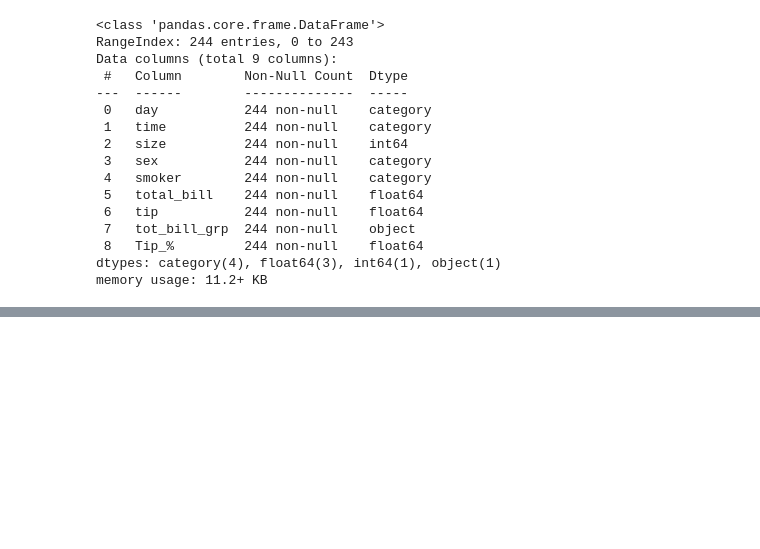
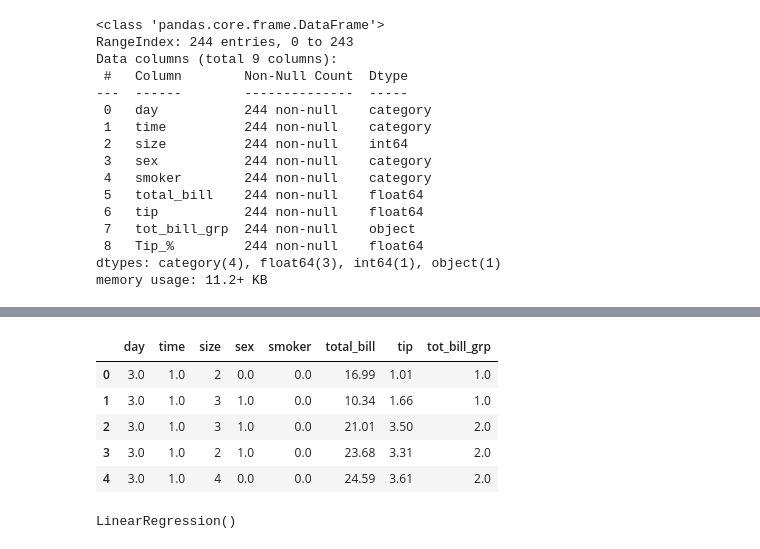
Before and after one commit to MonshaRadhakrishnan/Restaurant-Tips-prediction, a Jupyter notebook: Tips.ipynb, the cells around one changed output, grey strips where cells are left out. Cells and saved outputs as stored; diff of their text form; code cells hidden in the pictures; blank space fills up the shorter version.

```diff
--- a/Tips.ipynb
+++ b/Tips.ipynb
@@ -547,0 +575,21 @@ memory usage: 11.2+ KB
+# %%
+oe_day = OrdinalEncoder(categories=[['Fri','Thur','Sat','Sun']])
+oe_time = OrdinalEncoder(categories=[['Lunch','Dinner']])
+oe_sex = OrdinalEncoder(categories=[['Female','Male']])
+oe_smok = OrdinalEncoder(categories=[['No','Yes']])
+oe_tbg = OrdinalEncoder(categories=[['0 to 9','10 to 19','20 to 29','30 to 39','40 to 49','50 to 59']])
+# %%
+ml['day'] = oe_day.fit_transform(ml[['day']])
+ml['time'] = oe_time.fit_transform(ml[['time']])
+ml['sex'] = oe_sex.fit_transform(ml[['sex']])
+ml['smoker'] = oe_smok.fit_transform(ml[['smoker']])
+ml['tot_bill_grp'] = oe_tbg.fit_transform(ml[['tot_bill_grp']])
+# %%
+ml.head()
+# %% [output]
+|  | day | time | size | sex | smoker | total_bill | tip | tot_bill_grp |
+| 0 | 3.0 | 1.0 | 2 | 0.0 | 0.0 | 16.99 | 1.01 | 1.0 |
+| 1 | 3.0 | 1.0 | 3 | 1.0 | 0.0 | 10.34 | 1.66 | 1.0 |
+| 2 | 3.0 | 1.0 | 3 | 1.0 | 0.0 | 21.01 | 3.50 | 2.0 |
+| 3 | 3.0 | 1.0 | 2 | 1.0 | 0.0 | 23.68 | 3.31 | 2.0 |
+| 4 | 3.0 | 1.0 | 4 | 0.0 | 0.0 | 24.59 | 3.61 | 2.0 |
@@ -547,0 +601,5 @@ memory usage: 11.2+ KB
+# %%
+lr = LinearRegression()
+lr.fit(xtrain,ytrain)
+# %% [output]
+LinearRegression()
```
Also changed, not shown: parts of 34 cells of this notebook.
